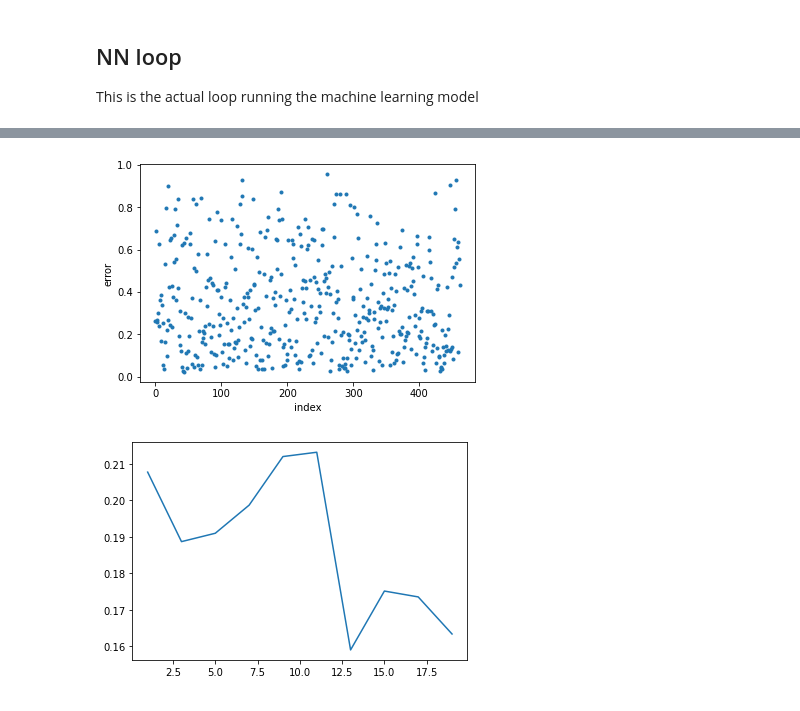
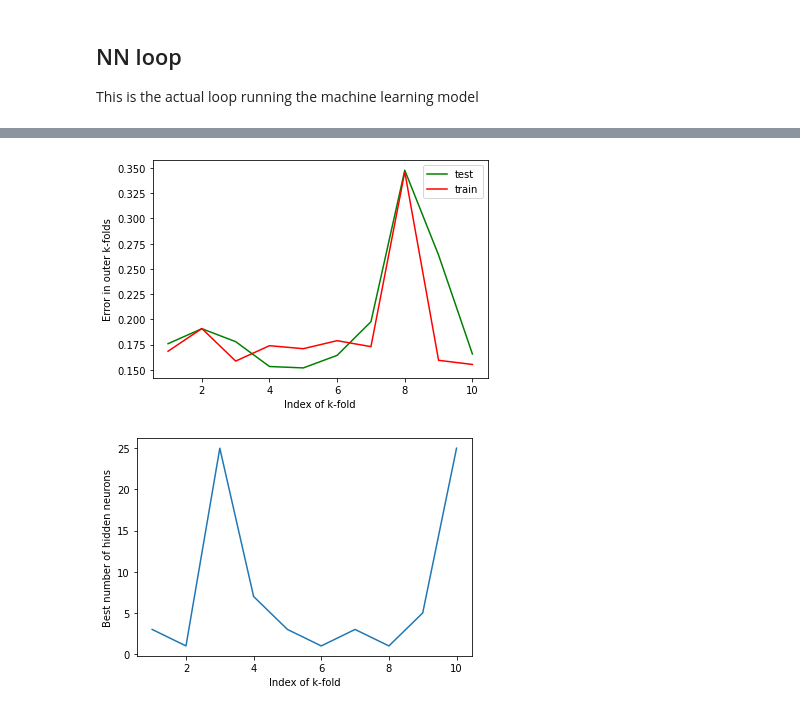
Before and after one commit to jozgu/SourhtAfricaHealthProject, a Jupyter notebook: assignment2.ipynb, the cells around one changed output, grey strips where cells are left out. Saved outputs shown, nothing was run; the diff lists cells and outputs as text; code cells hidden in the pictures.

Commit message:
k-fold funcionality

```diff
--- a/assignment2.ipynb
+++ b/assignment2.ipynb
@@ -49,9 +37,0 @@ x_train, x_test, y_train, y_test = x_train.float(), x_test.float(), y_train.floa
-# %%
-n_input, n_hidden, n_out, learning_rate = 9, 1, 1, 0.1
-
-model = nn.Sequential(nn.Linear(n_input, n_hidden),
-                      nn.Linear(n_hidden, n_out),
-                      nn.Sigmoid())
-
-print("ANN model, this could be changed to other values")
-print(model)
@@ -65,20 +38,4 @@ Sequential(
 # %% [markdown]
 ## NN loop
 This is the actual loop running the machine learning model
-# %%
-# number of folds
-k = 10
-
-# number of runs for each fold
-epochs = 400
-
-# hidden units
-step = 2
-h = np.arange(start = 0, stop = k * step,step = step, dtype=int) + 1
-
-# hyperparameters for model
-n_input, n_out, learning_rate = len(data.columns), 1, 0.1
-
-# indices for k-folded data
-splits=KFold(n_splits= k)
 # %%
@@ -131,13 +86,0 @@ plt.show()
-# %%
-errs = [abs(float(model(torch.tensor(data.iloc[idx].values).float()) - file['chd'][idx])) for idx in range(len(data))]
-plt.plot(errs, '.')
-plt.ylabel("error")
-plt.xlabel("index")
-plt.show()
-# %% [output]
-[figure, removed]
-# %%
-plt.plot(h, [np.mean(x) for x in test_cost])
-plt.show()
-# %% [output]
-[figure, removed]
@@ -143,0 +147,19 @@ plt.show()
+# %%
+# Run the whole chebang!! (should take less than 30s)
+hidden_neurons = np.arange(0, 30, 2) + 1
+train_errors, test_errors, best_model = kfold_iterations(data, file['chd'], epochs=200, hidden_neurons=hidden_neurons)
+# %%
+indices = np.arange(1, 11, 1)
+plt.plot(indices, test_errors, 'g', label="test")
+plt.plot(indices, train_errors, 'r', label="train")
+plt.legend()
+plt.xlabel("Index of k-fold")
+plt.ylabel("Error in outer k-folds")
+plt.show()
+plt.plot(indices, best_model)
+plt.xlabel("Index of k-fold")
+plt.ylabel("Best number of hidden neurons")
+plt.show()
+# %% [output]
+[figure, added]
+[figure, added]
```
Also changed, not shown: parts of 7 cells of this notebook.
